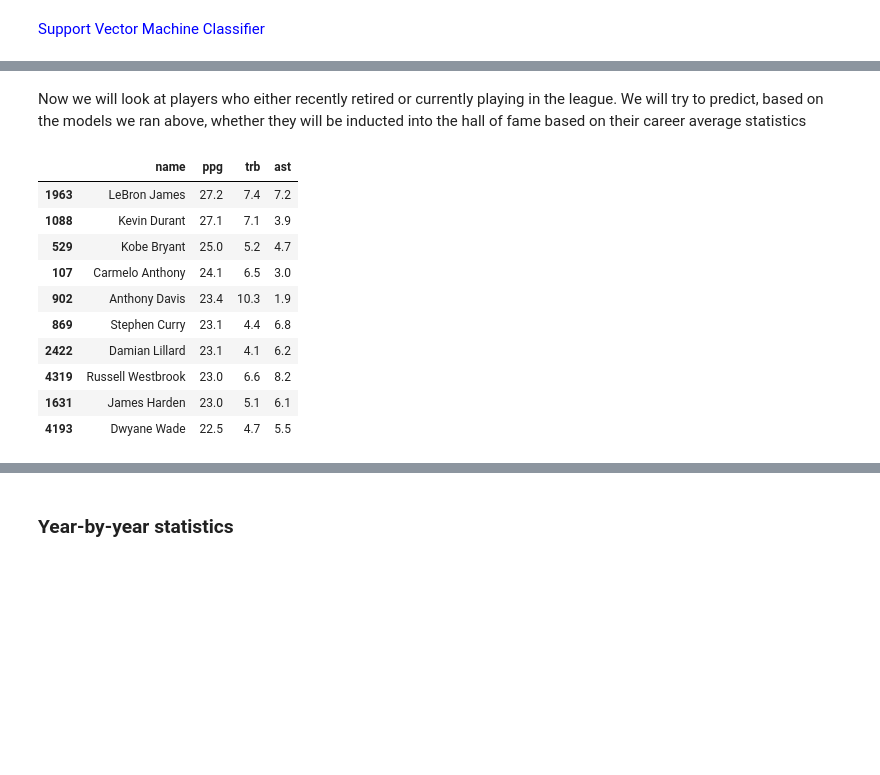
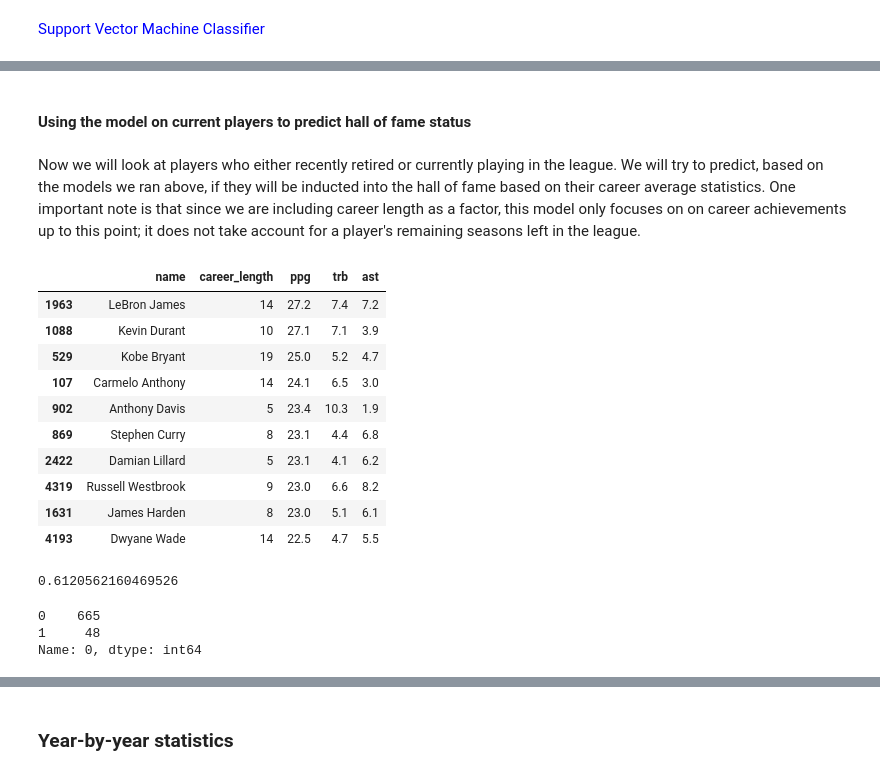
Before and after one commit to ymericson/NBA-player-info, a Jupyter notebook: NBA players stats.ipynb, the cells around one changed output, grey strips where cells are left out. Saved outputs shown, nothing was run; the diff lists cells and outputs as text; code cells hidden in the pictures; blank space fills up the shorter version.

```diff
--- a/NBA players stats.ipynb
+++ b/NBA players stats.ipynb
@@ -614,18 +642,30 @@ accuracy Score:  0.9700665188470067
+# %% [markdown]
+#### Using the model on current players to predict hall of fame status
 # %% [markdown]
-Now we will look at players who either recently retired or currently playing in the league. We will try to predict, based on the models we ran above, whether they will be inducted into the hall of fame based on their career average statistics
+Now we will look at players who either recently retired or currently playing in the league. We will try to predict, based on the models we ran above, if they will be inducted into the hall of fame based on their career average statistics. One important note is that since we are including career length as a factor, this model only focuses on on career achievements up to this point; it does not take account for a player's remaining seasons left in the league.
 # %%
-hof_not_elibigle = players[players['active_to'] > 2015][['name', 'ppg', 'trb', 'ast']]
+hof_not_elibigle = players[players['active_to'] > 2015][['name', 'career_length', 'ppg', 'trb', 'ast']]
 hof_not_elibigle = hof_not_elibigle.sort_values(by='ppg', ascending=False)
 hof_not_elibigle.head(10)
 # %% [output]
-|  | name | ppg | trb | ast |
-| 1963 | LeBron James | 27.2 | 7.4 | 7.2 |
-| 1088 | Kevin Durant | 27.1 | 7.1 | 3.9 |
-| 529 | Kobe Bryant | 25.0 | 5.2 | 4.7 |
-| 107 | Carmelo Anthony | 24.1 | 6.5 | 3.0 |
-| 902 | Anthony Davis | 23.4 | 10.3 | 1.9 |
-| 869 | Stephen Curry | 23.1 | 4.4 | 6.8 |
-| 2422 | Damian Lillard | 23.1 | 4.1 | 6.2 |
-| 4319 | Russell Westbrook | 23.0 | 6.6 | 8.2 |
-| 1631 | James Harden | 23.0 | 5.1 | 6.1 |
-| 4193 | Dwyane Wade | 22.5 | 4.7 | 5.5 |
+|  | name | career_length | ppg | trb | ast |
+| 1963 | LeBron James | 14 | 27.2 | 7.4 | 7.2 |
+| 1088 | Kevin Durant | 10 | 27.1 | 7.1 | 3.9 |
+| 529 | Kobe Bryant | 19 | 25.0 | 5.2 | 4.7 |
+| 107 | Carmelo Anthony | 14 | 24.1 | 6.5 | 3.0 |
+| 902 | Anthony Davis | 5 | 23.4 | 10.3 | 1.9 |
+| 869 | Stephen Curry | 8 | 23.1 | 4.4 | 6.8 |
+| 2422 | Damian Lillard | 5 | 23.1 | 4.1 | 6.2 |
+| 4319 | Russell Westbrook | 9 | 23.0 | 6.6 | 8.2 |
+| 1631 | James Harden | 8 | 23.0 | 5.1 | 6.1 |
+| 4193 | Dwyane Wade | 14 | 22.5 | 4.7 | 5.5 |
+# %%
+LJ = hof_not_elibigle[hof_not_elibigle['name'] == 'Dwyane Wade'][['career_length', 'ppg', 'trb', 'ast']]
+logmodel = LogisticRegression()
+logmodel.fit(X_train, y_train)
+predictions = logmodel.predict_proba(LJ)
+predictions[0][1]
+#model = SVC(probability=True)
+#class_probabilities = model.predict_proba(sub_main)
+# %% [output]
+0.6120562160469526
@@ -632,8 +686,13 @@ hof_not_elibigle.head(10)
 # %%
-hof_list = []
+hof_list_dtree = []
 for player in hof_not_elibigle['name']:
-    player = hof_not_elibigle[hof_not_elibigle['name'] == player][['ppg', 'trb', 'ast']]
-    predictions = logmodel.predict(player)[0]
-    hof_list.append(int(predictions))
-hof_df = pd.DataFrame(hof_list)
+    player = hof_not_elibigle[hof_not_elibigle['name'] == player][['career_length', 'ppg', 'trb', 'ast']]
+    predictions = dtree.predict(player)
+    hof_list_dtree.append(int(predictions))
+hof_df_dtree = pd.DataFrame(hof_list_dtree)
+hof_df_dtree[0].value_counts()
+# %% [output]
+0    665
+1     48
+Name: 0, dtype: int64
 # %%
```
Also changed, not shown: parts of 24 cells of this notebook, 6 other files.
